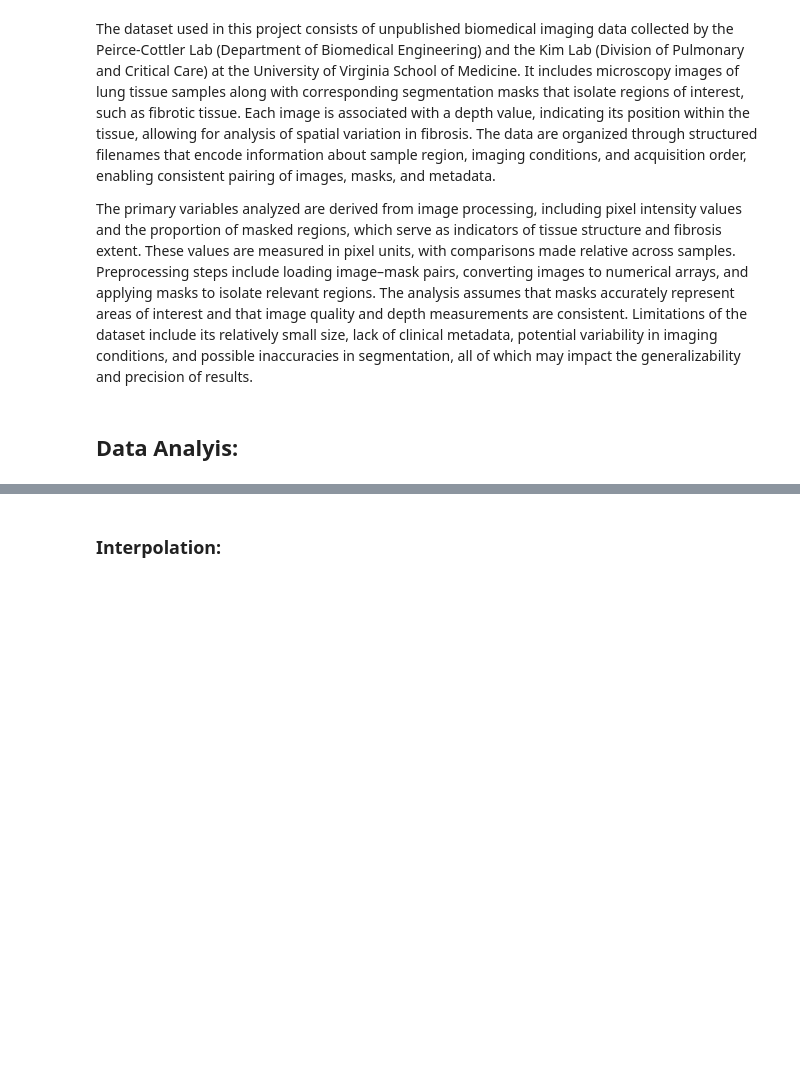
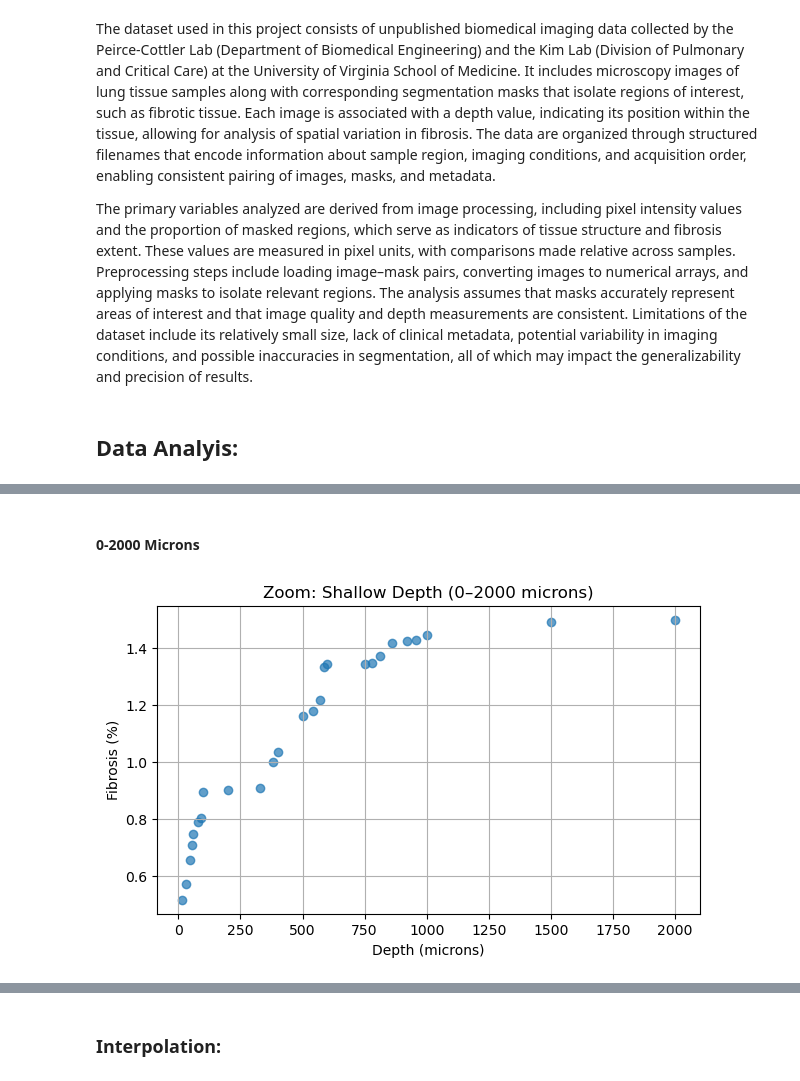
Before and after one commit to breckleytheresa13-debug/Module-3-Fibrosisb-breckley_elfaki, a Jupyter notebook: Module 3 Template.ipynb, the cells around one changed output, grey strips where cells are left out. Drawn from its saved outputs; the diff is of its cells as text; code cells hidden in the pictures; blank space fills up the shorter version.

Commit message:
3/30/2026 @9:32PM
in depth analysis and interpolation for final project

```diff
--- a/Module 3 Template.ipynb
+++ b/Module 3 Template.ipynb
@@ -165,0 +253,7 @@ Execution time: 0.0000295000 seconds
+# %% [markdown]
+#### **0-2000 Microns**
+# %%
+# Shallow region
+plot_zoom(x, y, 0, 2000, "Zoom: Shallow Depth (0–2000 microns)")
+# %% [output]
+[figure, added]
```
Also changed, not shown: parts of 15 cells of this notebook, 10 other files.
